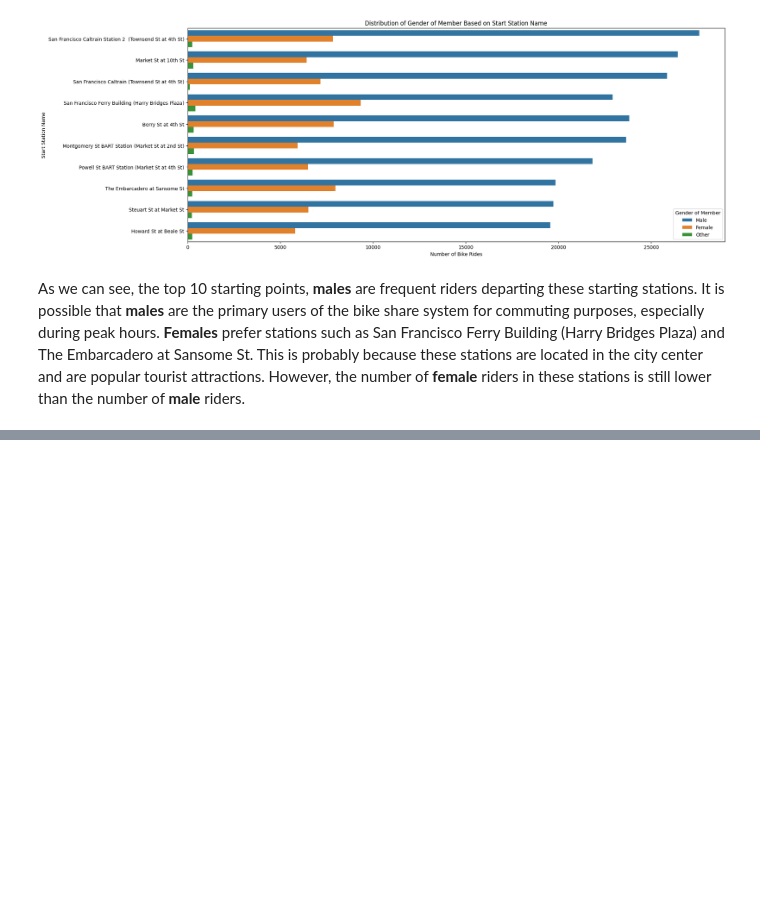
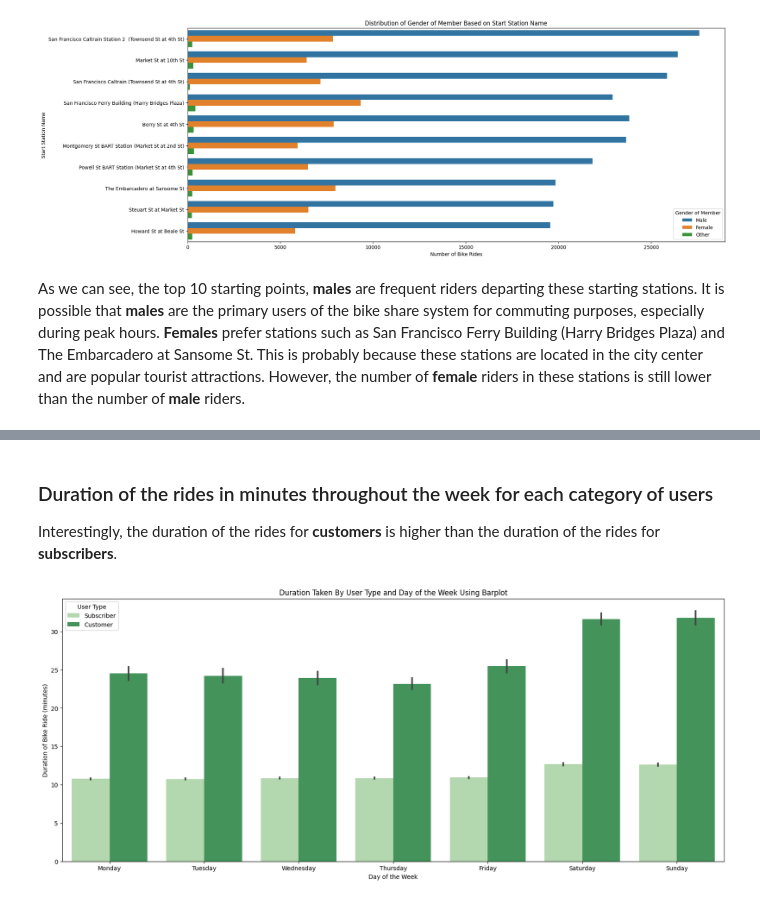
Before and after one commit to kisyular/data-visualization-project, a Jupyter notebook: Part_II_slide_deck.ipynb, the cells around one changed output, grey strips where cells are left out. Drawn from its saved outputs; the diff is of its cells as text; code cells hidden in the pictures; blank space fills up the shorter version.

```diff
--- a/Part_II_slide_deck.ipynb
+++ b/Part_II_slide_deck.ipynb
@@ -131,0 +169,21 @@ As we can see, the top 10 starting points, **males** are frequent riders departi
+# %%
+# Convert days of the week to ordered categorical type
+ordered_days = ['Monday', 'Tuesday', 'Wednesday', 'Thursday', 'Friday', 'Saturday', 'Sunday']
+ordered_days = pd.api.types.CategoricalDtype(ordered=True, categories=ordered_days)
+bike_data['day_of_week'] = bike_data['day_of_week'].astype(ordered_days)
+# %% [markdown]
+### Duration of the rides in minutes throughout the week for each category of users
+Interestingly, the duration of the rides for **customers** is higher than the duration of the rides for **subscribers**.
+# %%
+# convert the duration_sec to minutes
+bike_data['duration_min'] = bike_data['duration_sec'] / 60
+# %%
+# barplot of duration_min and day_of_week, separated by user_type
+plt.figure(figsize=(20, 8))
+sb.barplot(data=bike_data, x='day_of_week', y='duration_min', hue='user_type', palette="Greens")
+plt.xlabel('Day of the Week')
+plt.ylabel('Duration of Bike Ride (minutes)')
+plt.title('Duration Taken By User Type and Day of the Week Using Barplot')
+plt.legend(title='User Type');
+# %% [output]
+[figure, added]
```
Also changed, not shown: parts of 10 cells of this notebook.
